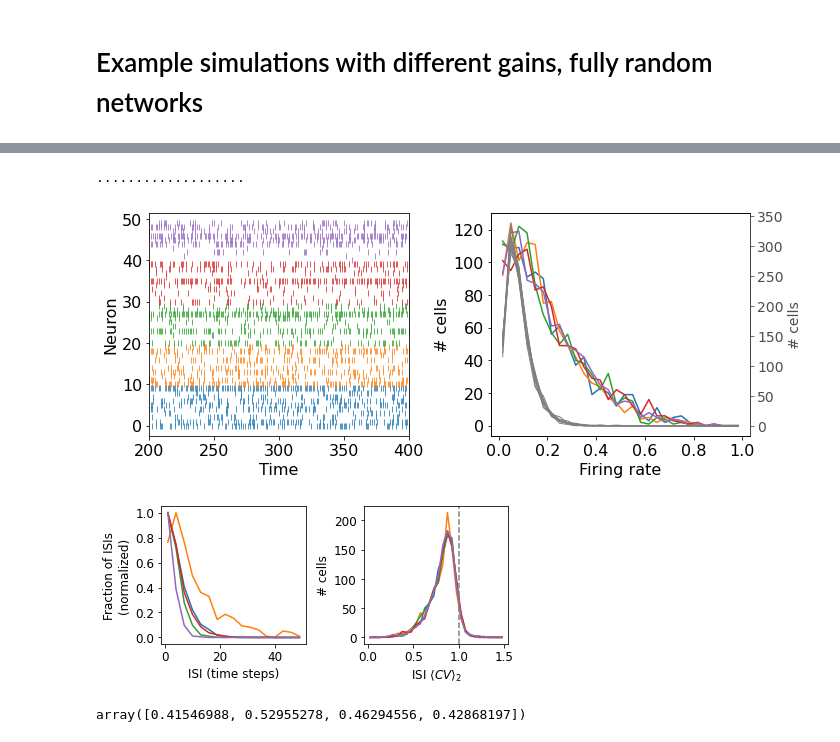
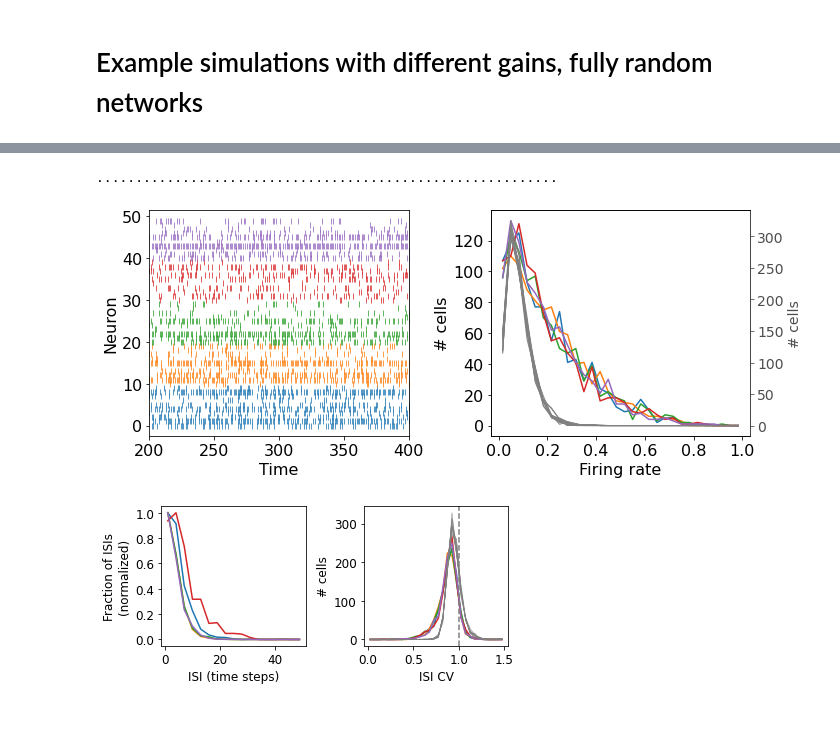
Before and after one commit to rkp8000/balanced-wta, a Jupyter notebook: 1C_spiking_limit_unstructured.ipynb, the cells around one changed output, grey strips where cells are left out. Saved outputs shown, nothing was run; the diff lists cells and outputs as text; code cells hidden in the pictures.

```diff
--- a/1C_spiking_limit_unstructured.ipynb
+++ b/1C_spiking_limit_unstructured.ipynb
@@ -64,9 +65,9 @@ for d_to in range(D2):
 ntwk_2 = SoftmaxNtwk(J2)
 
 x_0_2 = np.random.randn(N, D2)
-t_2, xs_2, ys_2 = ntwk_2.run(g=np.inf, t_max=1000, x_0=x_0_2, progress=50)
+t_2, xs_2, ys_2 = ntwk_2.run(g=np.inf, t_max=3000, x_0=x_0_2, progress=50)
 # %% [output]
-...................
+...........................................................
 # %%
 # raster plot and firing rate distributions for spiking limit
 fig, axs = plt.subplots(1, 2, figsize=(10, 4), tight_layout=True)
@@ -104,56 +105,60 @@ set_plot(axs[1], x_label='Firing rate', y_label='# cells', font_size=16)
 
 fig.savefig('figs/main/1_raster_and_firing_rate_distr.svg')
 # %% [output]
-[figure, old version]
+[figure, new version]
-# %%
-def get_isi_cv_1(spikes):
-    tspks = spikes.nonzero()[0]
-    isis = np.diff(tspks)
-    return np.std(isis)/np.mean(isis)
 # %%
 from time_stats import get_isi_cv_2
+
+get_isi_cv = get_isi_cv_1
 
 fig, axs = plt.subplots(1, 2, figsize=(6, 2.75), tight_layout=True)
 
 isi_bins = np.arange(-.5, 50.6, 3)
 isi_binc = .5*(isi_bins[:-1] + isi_bins[1:])
 
 for d in range(D):
     inrns_plot = np.random.permutation(N)[:1]
     for inrn in inrns_plot:
         tspks = ys[:, inrn, d].nonzero()[0]
         isis = np.diff(tspks)
         ct_isis = np.histogram(isis, bins=isi_bins)[0]
         axs[0].plot(isi_binc, ct_isis/ct_isis.max())
 
 set_plot(axs[0], x_label='ISI (time steps)', y_label='Fraction of ISIs\n(normalized)')
 
-isi_cv_2s_all = []
+isi_cvs_all = []
 for d in range(D):
-    isi_cv_2s = []
+    isi_cvs = []
     for cnrn in range(N):
         spks = ys[:, cnrn, d]
-        isi_cv_2s.append(get_isi_cv_2(spks))
-    isi_cv_2s_all.append(isi_cv_2s)
+        isi_cvs.append(get_isi_cv(spks))
+    isi_cvs_all.append(isi_cvs)
 
 bins = np.linspace(0, 1.5, 31)
 binc = .5*(bins[:-1] + bins[1:])
-for isi_cv_2s in isi_cv_2s_all:
-    cts = np.histogram(isi_cv_2s, bins)[0]
+for isi_cvs in isi_cvs_all:
+    cts = np.histogram(isi_cvs, bins)[0]
     axs[1].plot(binc, cts)
+
+# repeat for larger network
+isi_cvs_all = []
+for d in range(D2):
+    isi_cvs = []
+    for cnrn in range(N):
+        spks = ys_2[:, cnrn, d]
+        isi_cvs.append(get_isi_cv(spks))
+    isi_cvs_all.append(isi_cvs)
+
+bins = np.linspace(0, 1.5, 31)
+binc = .5*(bins[:-1] + bins[1:])
+for isi_cvs in isi_cvs_all:
+    cts = np.histogram(isi_cvs, bins)[0]
+    axs[1].plot(binc, cts, c='gray', lw=.5)
 
 axs[1].axvline(1, color='gray', ls='--')
 
-set_plot(axs[1], x_label=r'ISI $\langle CV \rangle_2$', y_label='# cells')
+set_plot(axs[1], x_label=r'ISI CV', y_label='# cells')
 
 fig.savefig('figs/main/2_isis.svg')
 # %% [output]
-[figure, old version]
+[figure, new version]
-# %%
-import numpy as np
-
-x = np.random.rand(3, 4, 5)
-
-x.mean(axis=(0, 2))
-# %% [output]
-array([0.41546988, 0.52955278, 0.46294556, 0.42868197])
```
Also changed, not shown: parts of 3 cells of this notebook, 51 other files.
